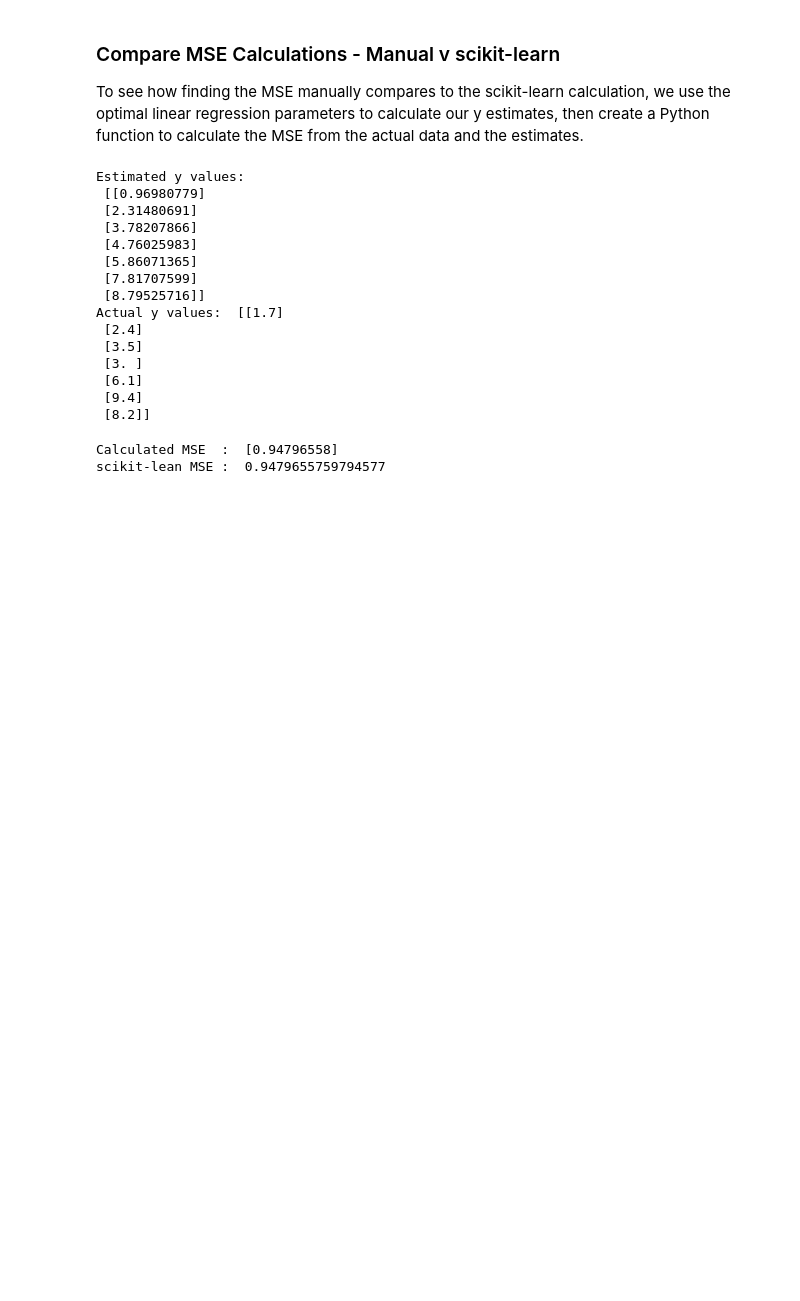
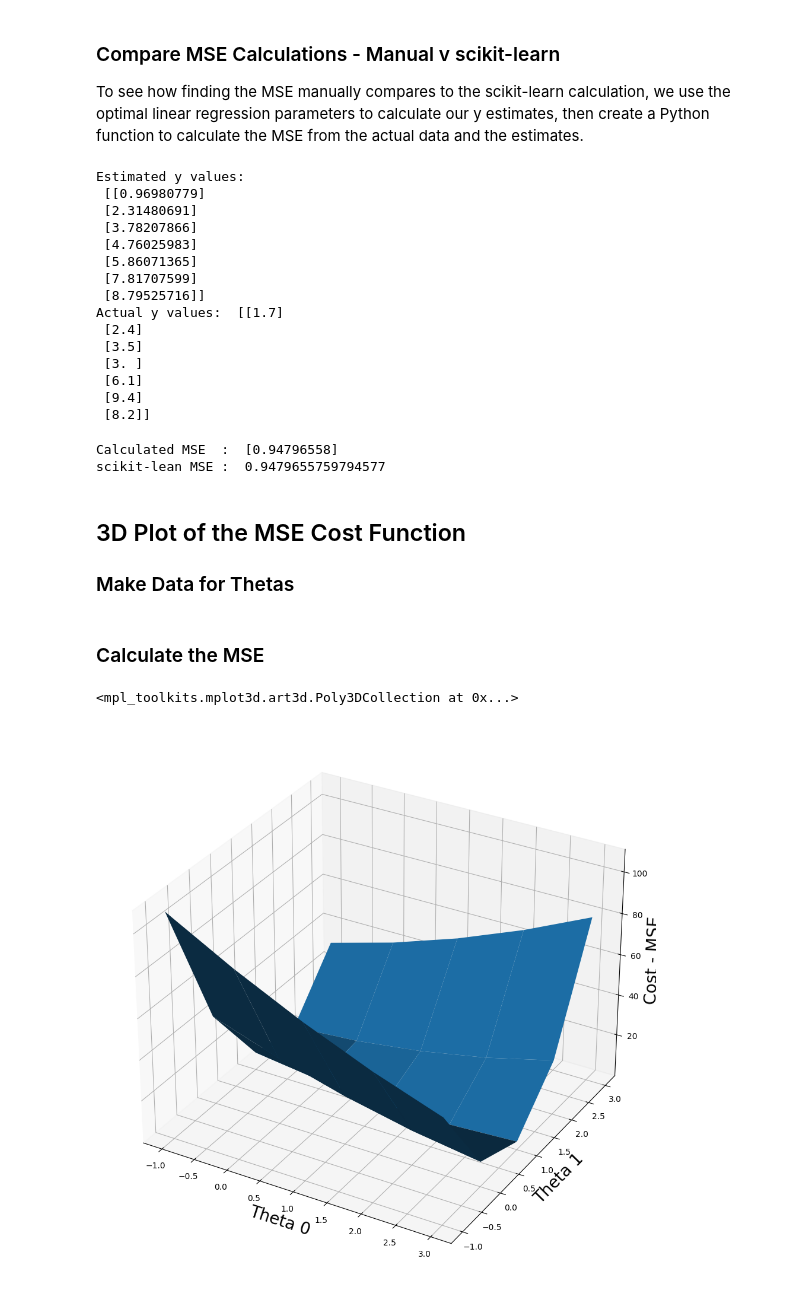
Before and after one commit to srofe/MLBootcamp, a Jupyter notebook: 03-GradientDescent/GradientDescent-MeansSquareError.ipynb, the cells around one changed output. Cells and saved outputs as stored; diff of their text form; code cells hidden in the pictures; blank space fills up the shorter version.

Commit message:
Plot the basic MSE surface
This calculates the MSE for a range of x and y value to show the MSE as
a surface.

```diff
--- a/03-GradientDescent/GradientDescent-MeansSquareError.ipynb
+++ b/03-GradientDescent/GradientDescent-MeansSquareError.ipynb
@@ -84,3 +84,34 @@ print("scikit-lean MSE : ", mean_squared_error(yData, regression.predict(xData))
 # %% [output]
 Calculated MSE  :  [0.94796558]
 scikit-lean MSE :  0.9479655759794577
+# %% [markdown]
+## 3D Plot of the MSE Cost Function
+
+### Make Data for Thetas
+# %%
+number_of_thetas = 5
+theta_0 = np.linspace(start=-1, stop=3, num=number_of_thetas)
+theta_1 = np.linspace(start=-1, stop=3, num=number_of_thetas)
+plot_theta_0, plot_theta_1 = np.meshgrid(theta_0, theta_1)
+# %% [markdown]
+### Calculate the MSE
+# %%
+plot_cost = np.zeros((number_of_thetas, number_of_thetas))
+
+for i in range(number_of_thetas):
+    for j in range(number_of_thetas):
+        y_hat = plot_theta_0[i][j] + plot_theta_1[i][j] * xData
+        plot_cost[i][j] = mse(yData, y_hat)
+# %%
+# Plot the MSE
+plt.figure(figsize=[16, 12])
+axes = plt.subplot(projection='3d')
+
+axes.set_xlabel("Theta 0", fontsize=20)
+axes.set_ylabel("Theta 1", fontsize=20)
+axes.set_zlabel("Cost - MSE", fontsize=20)
+
+axes.plot_surface(plot_theta_0, plot_theta_1, plot_cost)
+# %% [output]
+<mpl_toolkits.mplot3d.art3d.Poly3DCollection at 0x...>
+[figure, added]
```
